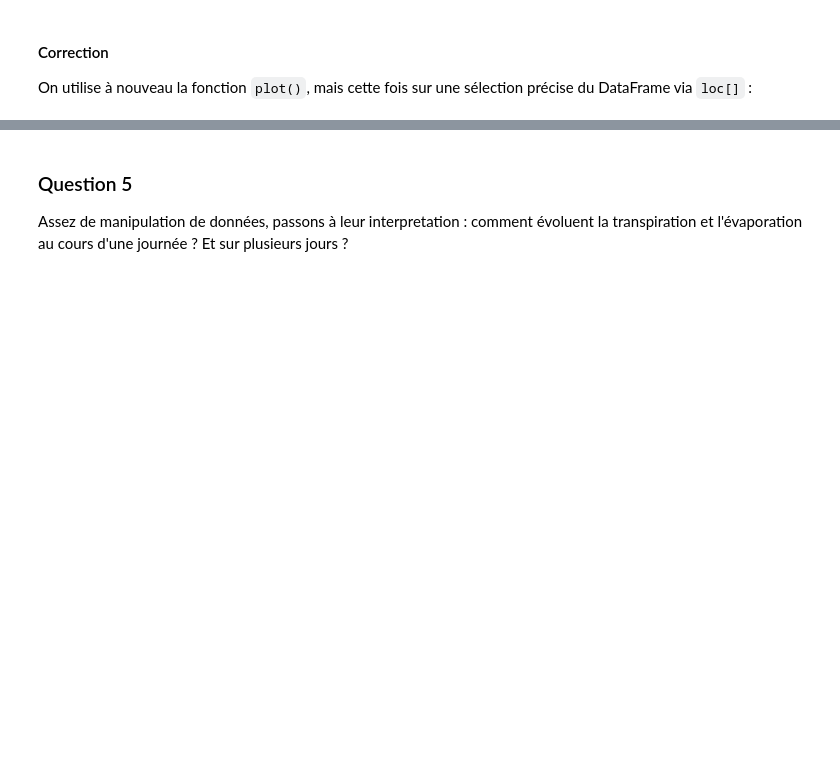
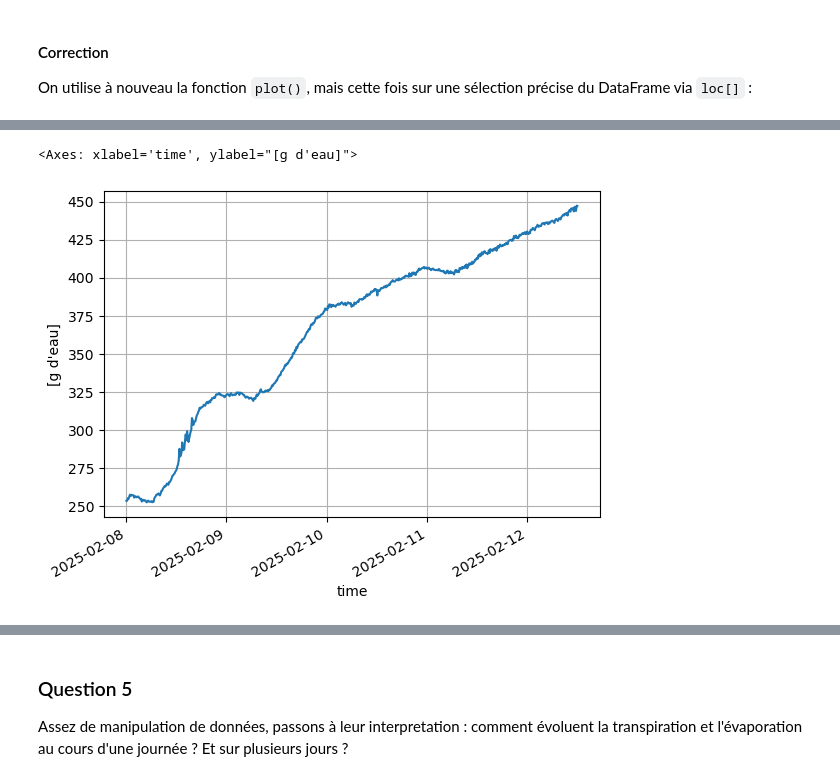
Before and after one commit to anpar/lbir1251-data-analysis, a Jupyter notebook: TP2/TP2.ipynb, the cells around one changed output, grey strips where cells are left out. Cells and saved outputs as stored; diff of their text form; code cells hidden in the pictures; blank space fills up the shorter version.

```diff
--- a/TP2/TP2.ipynb
+++ b/TP2/TP2.ipynb
@@ -91,0 +192,4 @@ Pour vous aider, nous vous guiderons encore pour les questions 1 et 3 ci-dessous
+# %%
+df = pd.read_csv('data/balances-2025.csv', sep=';')
+df['time'] = pd.to_datetime(df['time'], unit='d', origin="1899-12-30")
+df = df.set_index('time')
@@ -178,0 +323,7 @@ df_cropped.plot(grid=True, xticks=np.unique(df_cropped.index.date), ylabel="[g d
+# %%
+df_cropped = df.loc["2025-02-08":"2025-02-12", 'trans_2']
+
+df_cropped.plot(grid=True, xticks=np.unique(df_cropped.index.date), ylabel="[g d'eau]")
+# %% [output]
+<Axes: xlabel='time', ylabel="[g d'eau]">
+[figure, added]
```
Also changed, not shown: parts of 57 cells of this notebook, 4 other files.
